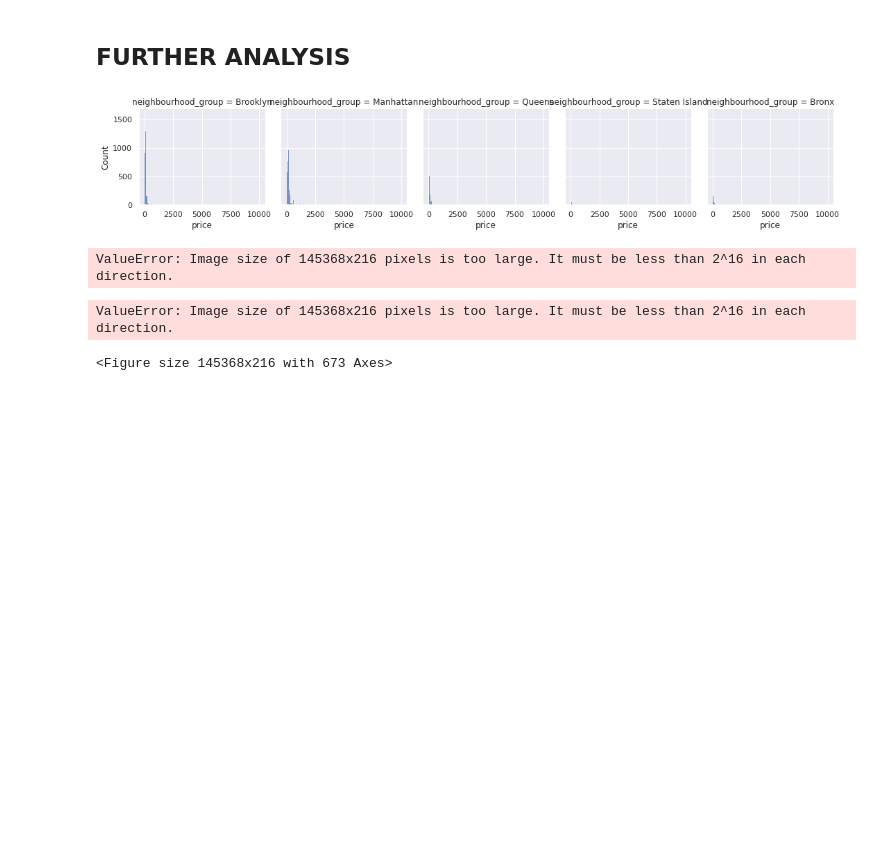
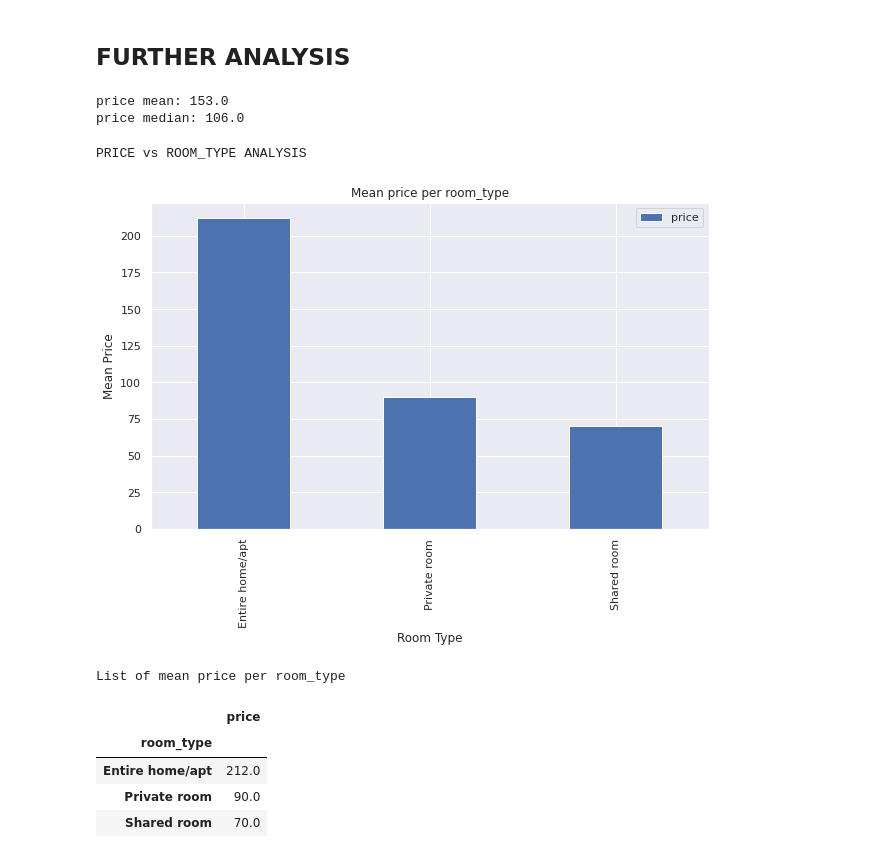
Before and after one commit to jgayosof/11.exploratory-data-analysis-proyect-tutorial, a Jupyter notebook: src/explore.ipynb, the cells around one changed output. Saved outputs shown, nothing was run; the diff lists cells and outputs as text; code cells hidden in the pictures; blank space fills up the shorter version.

```diff
--- a/src/explore.ipynb
+++ b/src/explore.ipynb
@@ -366,21 +364,38 @@ plt.show()
 [figure]
 # %% [markdown]
 ## FURTHER ANALYSIS
-# %%
-# price vs neighbourhood_group
-g = sns.FacetGrid(df, col='neighbourhood_group')
-g.map(sns.histplot, 'price')
-g.add_legend()
-plt.show()
-# %% [output]
-[figure, removed]
-# %%
-# price vs neighbourhood_group
-g = sns.FacetGrid(df, col='price', hue='neighbourhood_group')
-g.map(sns.histplot, 'price')
-g.add_legend()
-plt.show()
-# %% [output]
-ValueError: Image size of 145368x216 pixels is too large. It must be less than 2^16 in each direction.
-ValueError: Image size of 145368x216 pixels is too large. It must be less than 2^16 in each direction.
-<Figure size 145368x216 with 673 Axes>
+# %%
+# price vs neighbourhood_group
+
+price_mean = df['price'].mean().round()
+print(f'price mean: {price_mean}')
+
+price_median = df['price'].median().round()
+print(f'price median: {price_median} \n')
+# %% [output]
+price mean: 153.0
+price median: 106.0
+# %%
+print(f'PRICE vs ROOM_TYPE ANALYSIS')
+
+df_rt = df.groupby(['room_type'])['price'].mean().round().sort_values(ascending=False)
+
+plt.figure(figsize=(10,6))
+df_rt.plot(kind='bar')
+plt.title('Mean price per room_type')
+plt.ylabel('Mean Price')
+plt.xlabel('Room Type')
+plt.legend()
+plt.show()
+
+print('List of mean price per room_type')
+pd.DataFrame(df_rt).sort_values(by='room_type')
+# %% [output]
+PRICE vs ROOM_TYPE ANALYSIS
+[figure, added]
+List of mean price per room_type
+|  | price |
+| room_type |  |
+| Entire home/apt | 212.0 |
+| Private room | 90.0 |
+| Shared room | 70.0 |
```
Also changed, not shown: parts of 8 cells of this notebook, 1 other file.
